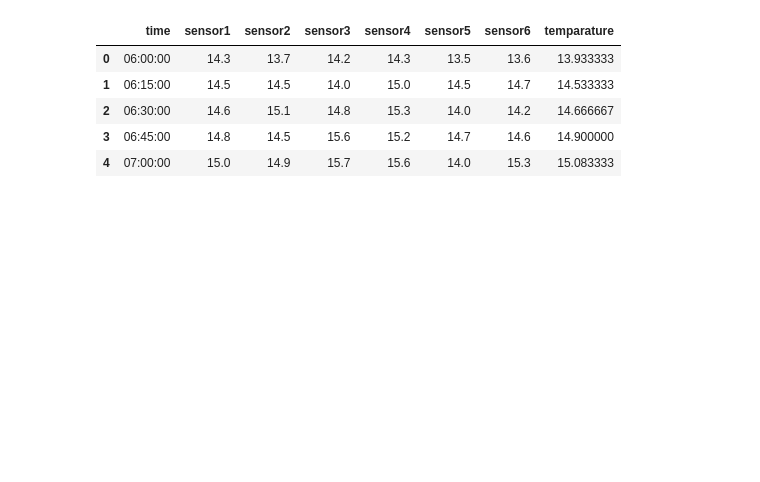
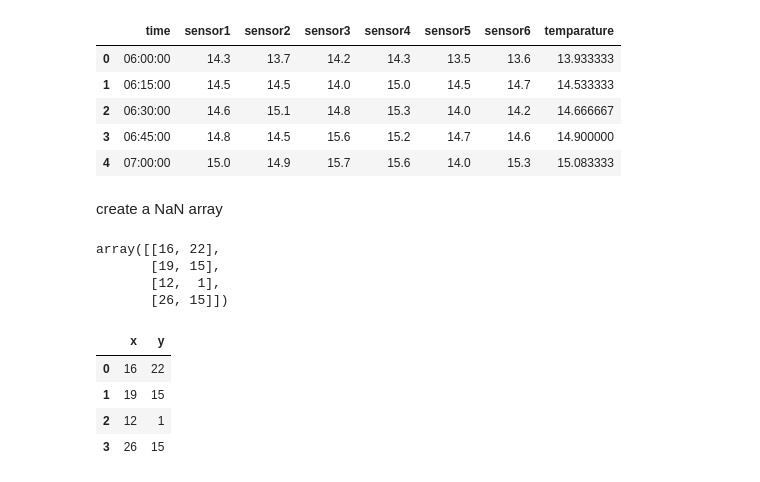
Before and after one commit to raviakasapu/MachineLearning, a Jupyter notebook: Introduction_to_Pandas.ipynb, the cells around one changed output. Cells and saved outputs as stored; diff of their text form; code cells hidden in the pictures; blank space fills up the shorter version.

```diff
--- a/Introduction_to_Pandas.ipynb
+++ b/Introduction_to_Pandas.ipynb
@@ -673,3 +662,5 @@ df.head()
 | 2 | 06:30:00 | 14.6 | 15.1 | 14.8 | 15.3 | 14.0 | 14.2 | 14.666667 |
 | 3 | 06:45:00 | 14.8 | 14.5 | 15.6 | 15.2 | 14.7 | 14.6 | 14.900000 |
 | 4 | 07:00:00 | 15.0 | 14.9 | 15.7 | 15.6 | 14.0 | 15.3 | 15.083333 |
+# %% [markdown]
+create a NaN array
@@ -675,0 +669,17 @@ df.head()
+# %%
+a = np.random.randint(1,30,(4,2))
+a
+# %% [output]
+array([[16, 22],
+       [19, 15],
+       [12,  1],
+       [26, 15]])
+# %%
+rand_df = pd.DataFrame(a, columns=['x','y'])
+rand_df
+# %% [output]
+|  | x | y |
+| 0 | 16 | 22 |
+| 1 | 19 | 15 |
+| 2 | 12 | 1 |
+| 3 | 26 | 15 |
```
Also changed, not shown: parts of 3 cells of this notebook.
